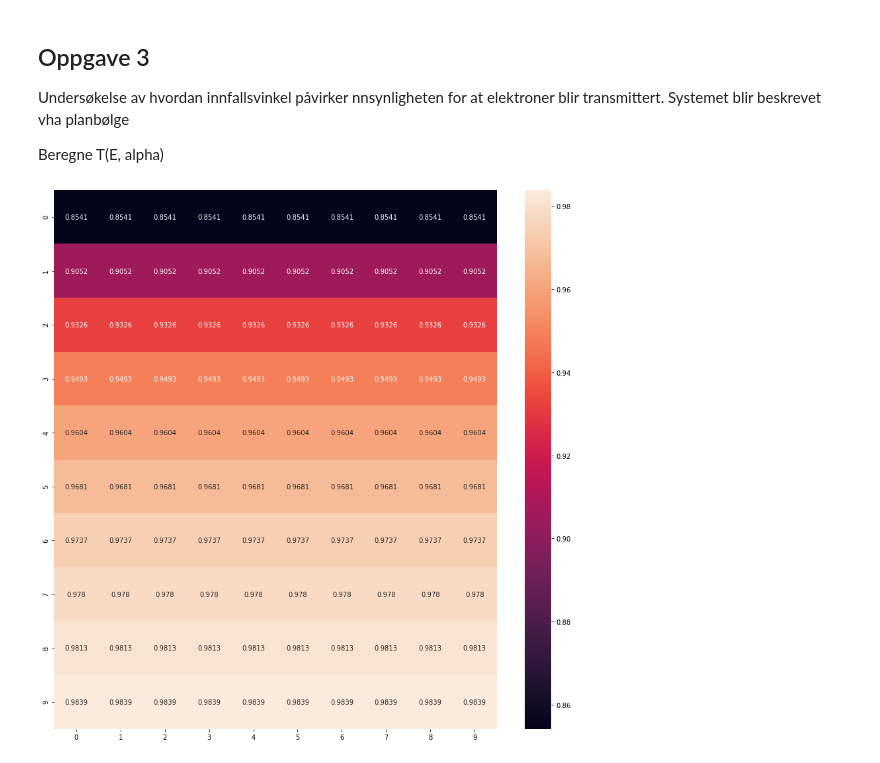
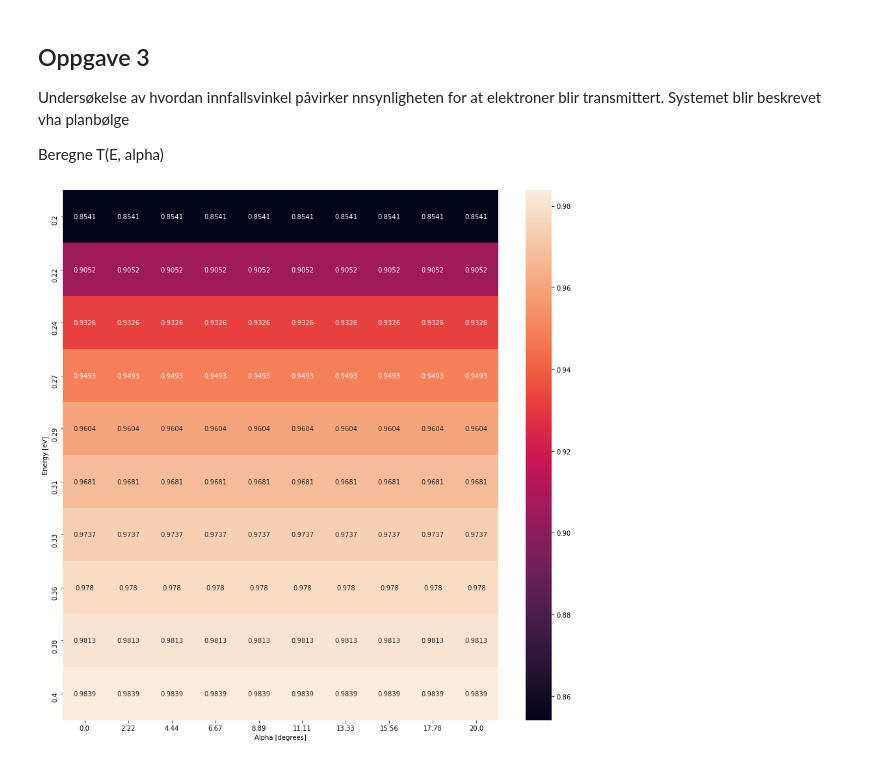
Before and after one commit to astridmo/Fys245-Quantum-physics, a Jupyter notebook: oblig/ObligFys245.ipynb, the cells around one changed output. Saved outputs shown, nothing was run; the diff lists cells and outputs as text; code cells hidden in the pictures.

Commit message:
Finish heatmap

```diff
--- a/oblig/ObligFys245.ipynb
+++ b/oblig/ObligFys245.ipynb
@@ -225,32 +225,33 @@ def T(E, V0, alpha):
 
         T[i] = 4 * k * k0 / (k + k0) ** 2
 
     return T
 
 def R(E, alpha):
     """
     Funksjon for å beregne refleksjonskoeffisienten avhengig av energien og
     og innfallsvinkelen til planbølgen. Vil være i intervallet [0,1]
 
     Inputs
     ------
     E - float
         Energi til planbølgen
     alpha - float
         Innfallsvinkel til planbølgen
 
     Returns
     -------
     float
         Refleksjonskoeffisienten til planbølgen
     """
     pass
 
 
 T_values = T(E, V0, alpha)
 
 fig, ax = plt.subplots(figsize=(15,15))
-sns.heatmap(data=T_values, annot=True, fmt='.4g')
+sns.heatmap(data=T_values, annot=True, fmt='.4g', xticklabels=alpha.round(2), yticklabels=E.round(2))
+ax.set(xlabel='alpha [degrees]', ylabel='Energy [eV]')
 plt.show()
 # %% [output]
-[figure, old version]
+[figure, new version]
```
